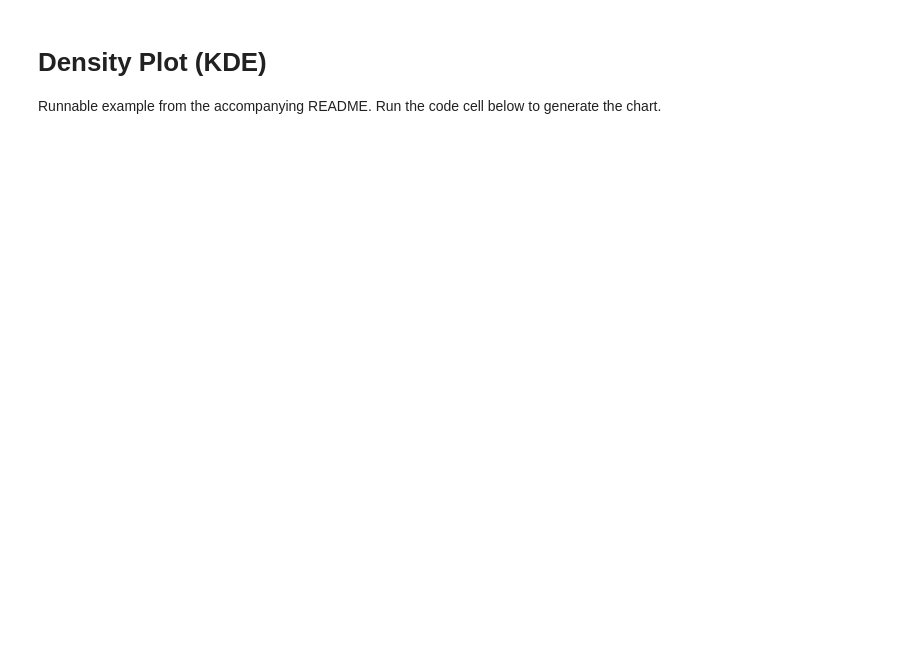
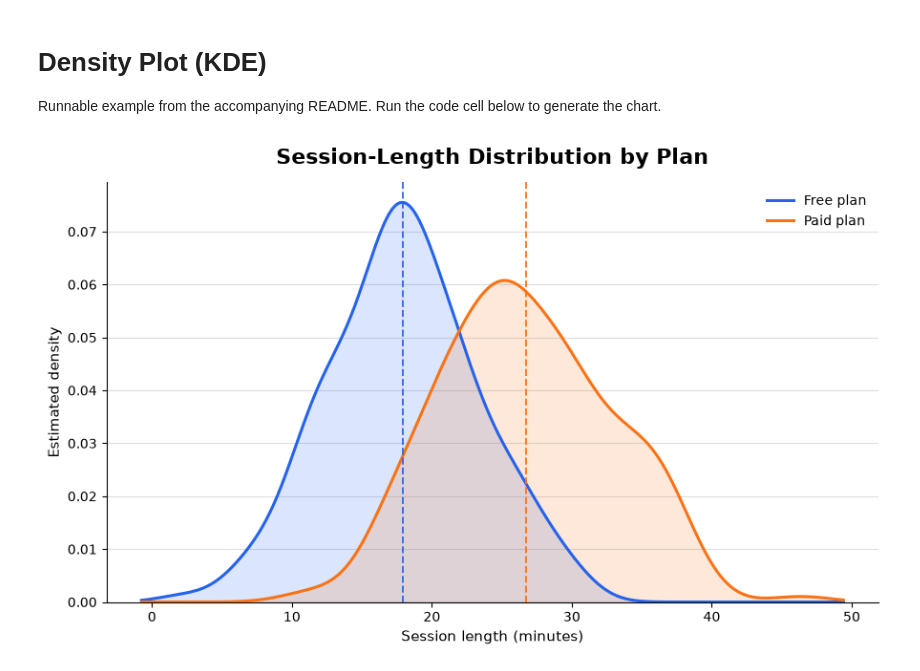
Before and after one commit to ashokjha/sampledataengineering, a Jupyter notebook: src/docs/distribution/density_plot_kde.ipynb, the cells around one changed output. Drawn from its saved outputs; the diff is of its cells as text; code cells hidden in the pictures; blank space fills up the shorter version.

```diff
--- a/src/docs/distribution/density_plot_kde.ipynb
+++ b/src/docs/distribution/density_plot_kde.ipynb
@@ -26,31 +26,35 @@ paid_density = paid_kde(x_values)
 
 # 4. Create a figure and axes for the chart.
 fig, ax = plt.subplots(figsize=(9, 5.5))
 
 # 5. Draw and lightly fill each density curve.
 ax.plot(x_values, free_density, color="#2563EB", linewidth=2.2, label="Free plan")
 ax.fill_between(x_values, free_density, color="#2563EB", alpha=0.16)
 
 ax.plot(x_values, paid_density, color="#F97316", linewidth=2.2, label="Paid plan")
 ax.fill_between(x_values, paid_density, color="#F97316", alpha=0.16)
 
 # 6. Mark each group's mean to help readers compare typical values.
 for sessions, color in [(free_sessions, "#2563EB"), (paid_sessions, "#F97316")]:
     ax.axvline(sessions.mean(), color=color, linestyle="--", linewidth=1.4, alpha=0.9)
 
 # 7. Add a title, labels, and a legend.
-ax.set_title("Session-Length Distribution by Plan", fontsize=16, fontweight="bold", pad=14)
+ax.set_title(
+    "Session-Length Distribution by Plan", fontsize=16, fontweight="bold", pad=14
+)
 ax.set_xlabel("Session length (minutes)", fontsize=11)
 ax.set_ylabel("Estimated density", fontsize=11)
 ax.legend(frameon=False)
 
 # 8. Add a light horizontal grid. Density is an estimate, so start at zero.
 ax.set_ylim(bottom=0)
 ax.grid(axis="y", color="#D1D5DB", linewidth=0.8, alpha=0.8)
 ax.set_axisbelow(True)
 
 # 9. Remove unnecessary borders, save a high-resolution image, and display it.
 ax.spines[["top", "right"]].set_visible(False)
 fig.tight_layout()
 fig.savefig("density_plot_kde.png", dpi=200, bbox_inches="tight")
 plt.show()
+# %% [output]
+[figure, added]
```
Also changed, not shown: 6 other files.
